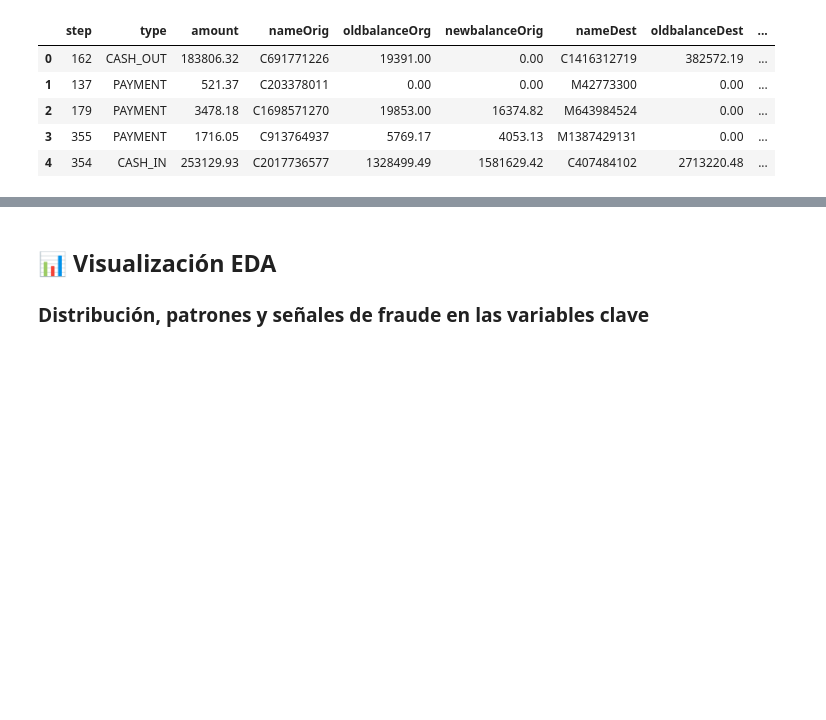
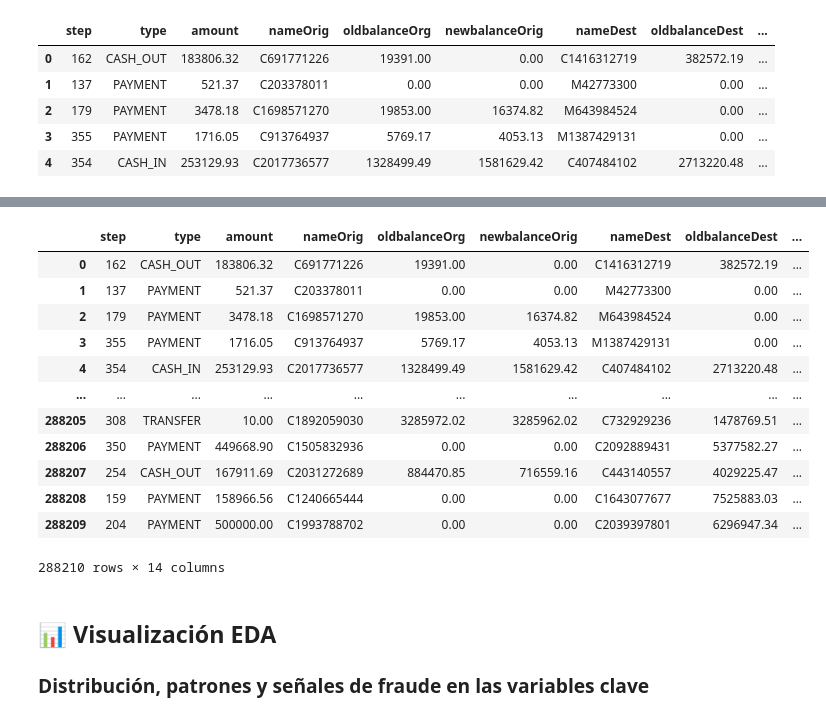
Before and after one commit to DarkKrismon/Desafio_Grupo1, a Jupyter notebook: notebooks/01_EDA.ipynb, the cells around one changed output, grey strips where cells are left out. Cells and saved outputs as stored; diff of their text form; code cells hidden in the pictures; blank space fills up the shorter version.

```diff
--- a/notebooks/01_EDA.ipynb
+++ b/notebooks/01_EDA.ipynb
@@ -89,0 +210,16 @@ df_eda.head()
+# %%
+df_eda
+# %% [output]
+|  | step | type | amount | nameOrig | oldbalanceOrg | newbalanceOrig | nameDest | oldbalanceDest | ... |
+| 0 | 162 | CASH_OUT | 183806.32 | C691771226 | 19391.00 | 0.00 | C1416312719 | 382572.19 | ... |
+| 1 | 137 | PAYMENT | 521.37 | C203378011 | 0.00 | 0.00 | M42773300 | 0.00 | ... |
+| 2 | 179 | PAYMENT | 3478.18 | C1698571270 | 19853.00 | 16374.82 | M643984524 | 0.00 | ... |
+| 3 | 355 | PAYMENT | 1716.05 | C913764937 | 5769.17 | 4053.13 | M1387429131 | 0.00 | ... |
+| 4 | 354 | CASH_IN | 253129.93 | C2017736577 | 1328499.49 | 1581629.42 | C407484102 | 2713220.48 | ... |
+| ... | ... | ... | ... | ... | ... | ... | ... | ... | ... |
+| 288205 | 308 | TRANSFER | 10.00 | C1892059030 | 3285972.02 | 3285962.02 | C732929236 | 1478769.51 | ... |
+| 288206 | 350 | PAYMENT | 449668.90 | C1505832936 | 0.00 | 0.00 | C2092889431 | 5377582.27 | ... |
+| 288207 | 254 | CASH_OUT | 167911.69 | C2031272689 | 884470.85 | 716559.16 | C443140557 | 4029225.47 | ... |
+| 288208 | 159 | PAYMENT | 158966.56 | C1240665444 | 0.00 | 0.00 | C1643077677 | 7525883.03 | ... |
+| 288209 | 204 | PAYMENT | 500000.00 | C1993788702 | 0.00 | 0.00 | C2039397801 | 6296947.34 | ... |
+288210 rows × 14 columns
```
Also changed, not shown: parts of 18 cells of this notebook, 9 other files.
